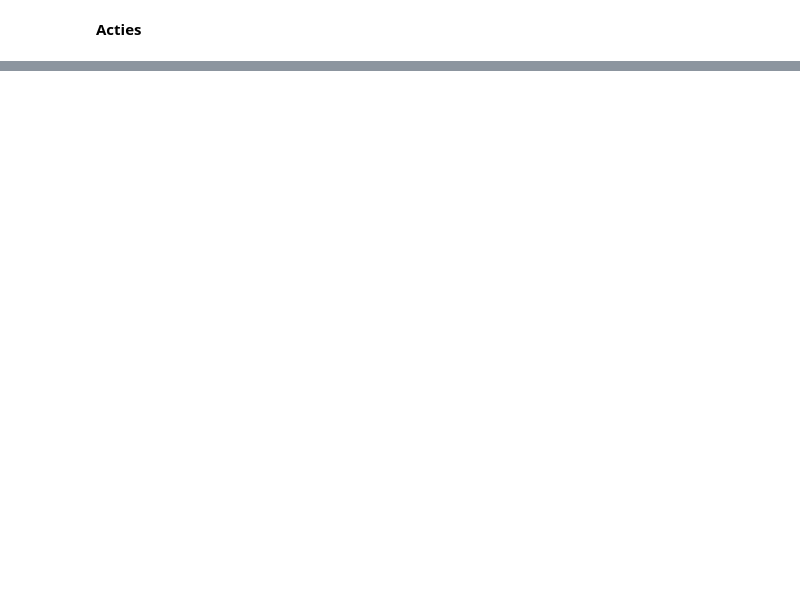
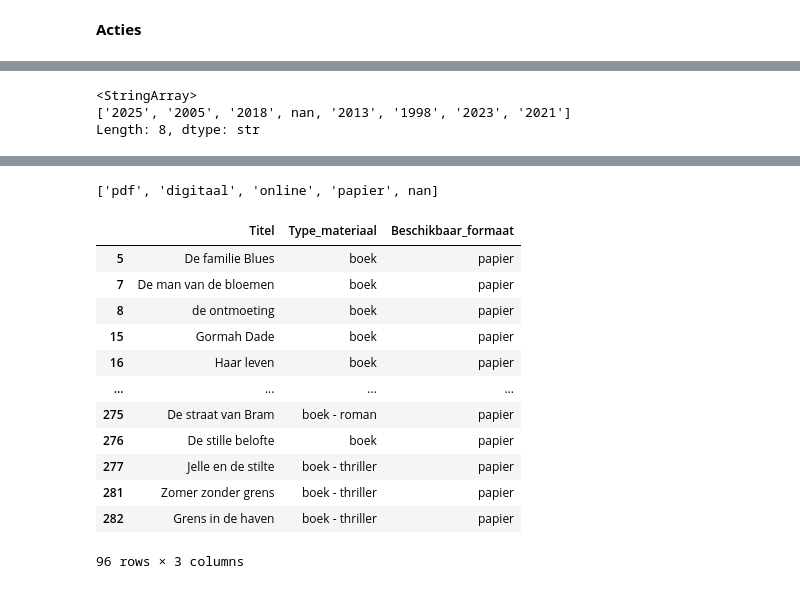
Before and after one commit to NannaLakens1/SE-2.1-2.2-LU2, a Jupyter notebook: lu2_opdrachten/Opdracht_1_DataAnalysis.ipynb, the cells around one changed output, grey strips where cells are left out. Saved outputs shown, nothing was run; the diff lists cells and outputs as text; code cells hidden in the pictures; blank space fills up the shorter version.

```diff
--- a/lu2_opdrachten/Opdracht_1_DataAnalysis.ipynb
+++ b/lu2_opdrachten/Opdracht_1_DataAnalysis.ipynb
@@ -248 +277,8 @@ lm.loc[
+# %%
+
+lm["Publicatiejaar"].unique()
+# %% [output]
+<StringArray>
+['2025', '2005', '2018', nan, '2013', '1998', '2023', '2021']
+Length: 8, dtype: str
 # %%
@@ -259,3 +296,26 @@ lm.loc[
 | 194 | Biodiversiteit in Nederland: de s... | online artikel | https://www.nu.nl/artikel/biodive... | https://www.nu.nl/artikel/biodive... |
 | 208 | Nieuwe regels voor het klimaat pe... | online artikel | https://www.kijkmagazine.nl/artik... | https://www.kijkmagazine.nl/artik... |
 | 261 | Kabinet komt met plan voor biodiv... | online artikel | https://www.kijkmagazine.nl/artik... | https://www.kijkmagazine.nl/artik... |
+# %%
+lm["Beschikbaar_formaat"].unique().tolist()
+# %% [output]
+['pdf', 'digitaal', 'online', 'papier', nan]
+# %%
+lm.loc[
+    lm["Beschikbaar_formaat"].str.contains("papier", case=False, na=False),
+    ["Titel", "Type_materiaal", "Beschikbaar_formaat"]
+]
+# %% [output]
+|  | Titel | Type_materiaal | Beschikbaar_formaat |
+| 5 | De familie Blues | boek | papier |
+| 7 | De man van de bloemen | boek | papier |
+| 8 | de ontmoeting | boek | papier |
+| 15 | Gormah Dade | boek | papier |
+| 16 | Haar leven | boek | papier |
+| ... | ... | ... | ... |
+| 275 | De straat van Bram | boek - roman | papier |
+| 276 | De stille belofte | boek | papier |
+| 277 | Jelle en de stilte | boek - thriller | papier |
+| 281 | Zomer zonder grens | boek - thriller | papier |
+| 282 | Grens in de haven | boek - thriller | papier |
+96 rows × 3 columns
```
Also changed, not shown: parts of 12 cells of this notebook.
